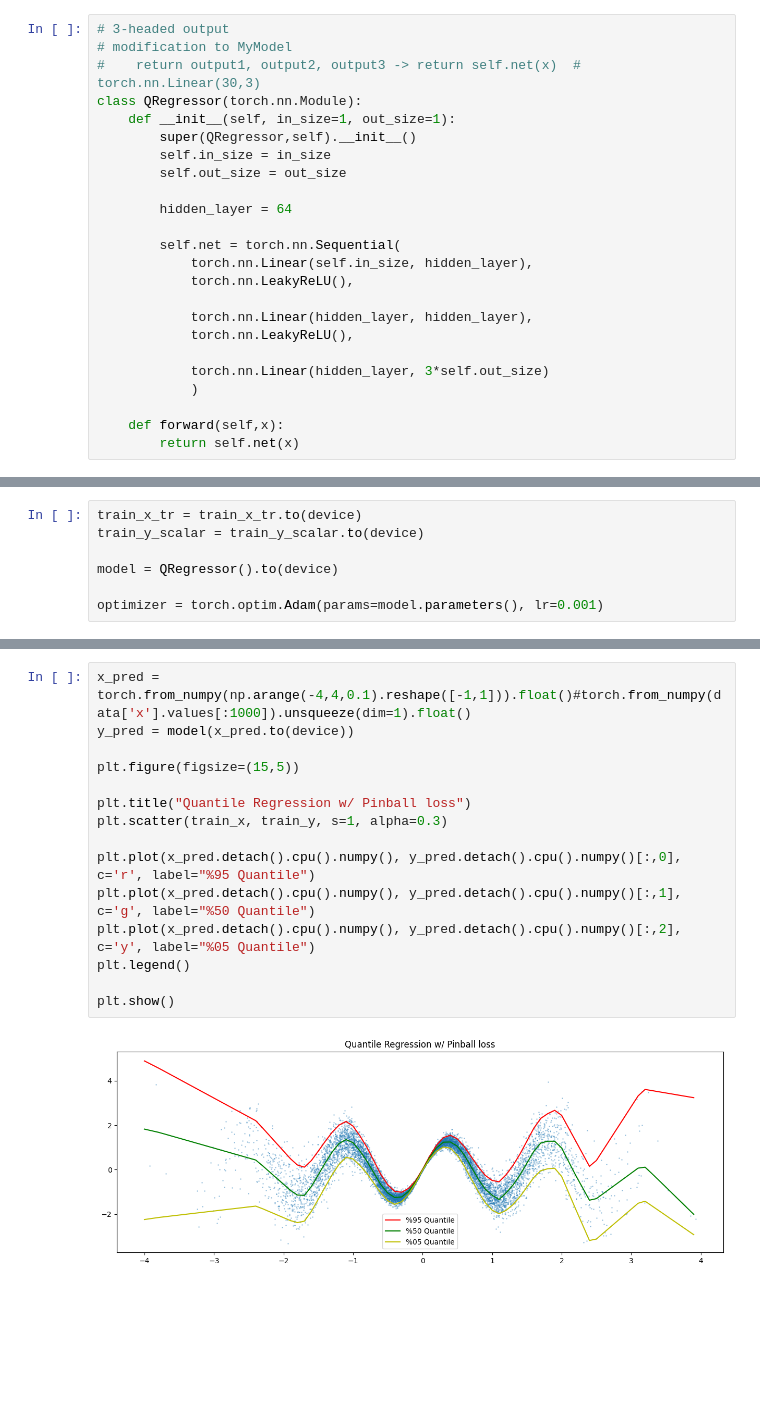
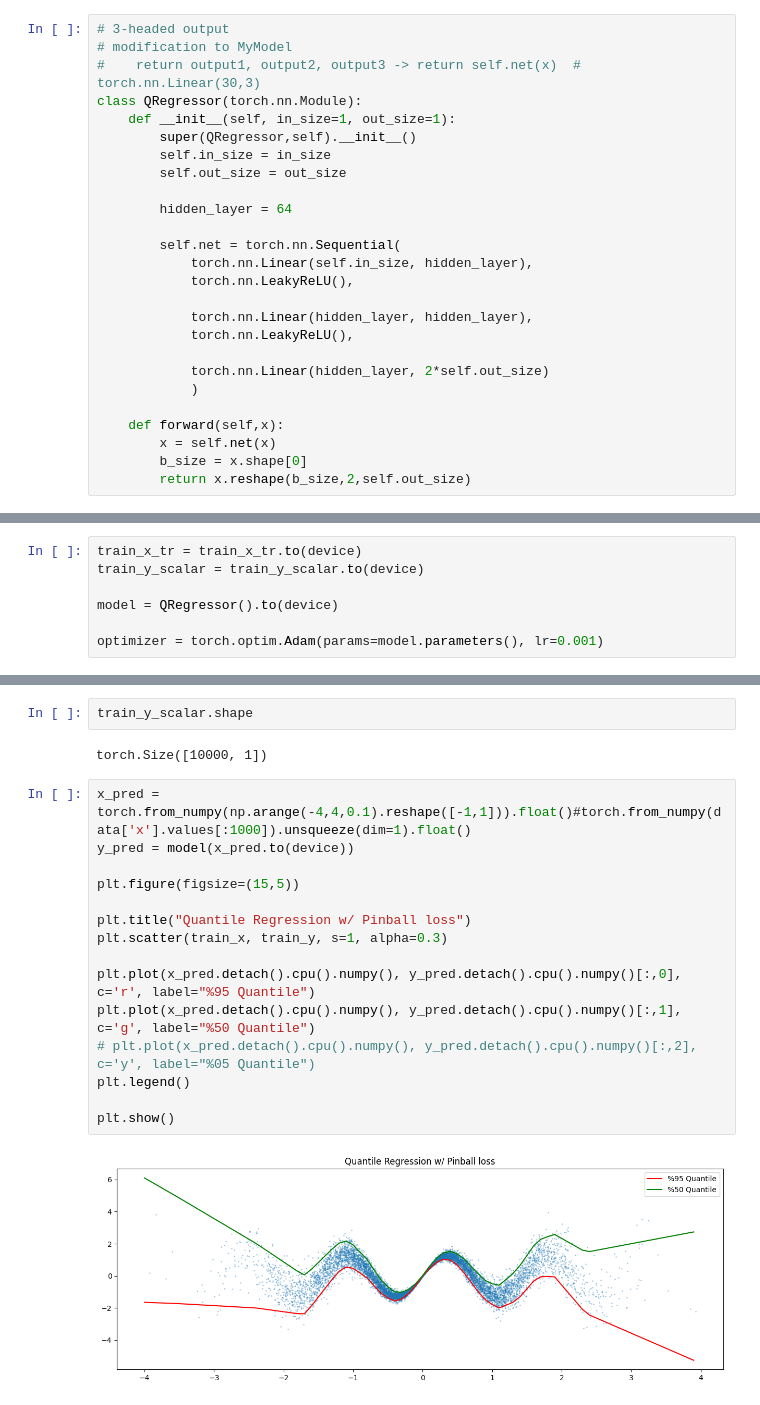
Before and after one commit to batuceng/max_quantile, a Jupyter notebook: notebooks/Classifier_Regression.ipynb, the cells around one changed output, grey strips where cells are left out. Drawn from its saved outputs; the diff is of its cells as text; blank space fills up the shorter version.

```diff
--- a/notebooks/Classifier_Regression.ipynb
+++ b/notebooks/Classifier_Regression.ipynb
@@ -328,8 +331,10 @@ class QRegressor(torch.nn.Module):
             torch.nn.Linear(hidden_layer, hidden_layer),
             torch.nn.LeakyReLU(),
 
-            torch.nn.Linear(hidden_layer, 3*self.out_size)
+            torch.nn.Linear(hidden_layer, 2*self.out_size)
             )
 
     def forward(self,x):
-        return self.net(x)
+        x = self.net(x)
+        b_size = x.shape[0]
+        return x.reshape(b_size,2,self.out_size)
@@ -409,18 +397,22 @@ epoch 3000 loss=0.2084
+# %%
+train_y_scalar.shape
+# %% [output]
+torch.Size([10000, 1])
 # %%
 x_pred = torch.from_numpy(np.arange(-4,4,0.1).reshape([-1,1])).float()#torch.from_numpy(data['x'].values[:1000]).unsqueeze(dim=1).float()
 y_pred = model(x_pred.to(device))
 
 plt.figure(figsize=(15,5))
 
 plt.title("Quantile Regression w/ Pinball loss")
 plt.scatter(train_x, train_y, s=1, alpha=0.3)
 
 plt.plot(x_pred.detach().cpu().numpy(), y_pred.detach().cpu().numpy()[:,0], c='r', label="%95 Quantile")
 plt.plot(x_pred.detach().cpu().numpy(), y_pred.detach().cpu().numpy()[:,1], c='g', label="%50 Quantile")
-plt.plot(x_pred.detach().cpu().numpy(), y_pred.detach().cpu().numpy()[:,2], c='y', label="%05 Quantile")
+# plt.plot(x_pred.detach().cpu().numpy(), y_pred.detach().cpu().numpy()[:,2], c='y', label="%05 Quantile")
 plt.legend()
 
 plt.show()
 # %% [output]
-[figure, old version]
+[figure, new version]
 # %%
```
Also changed, not shown: parts of 19 cells of this notebook, 24 other files.
